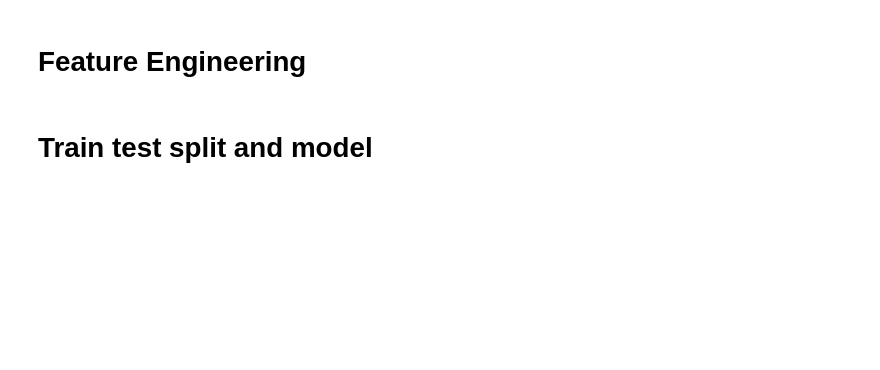
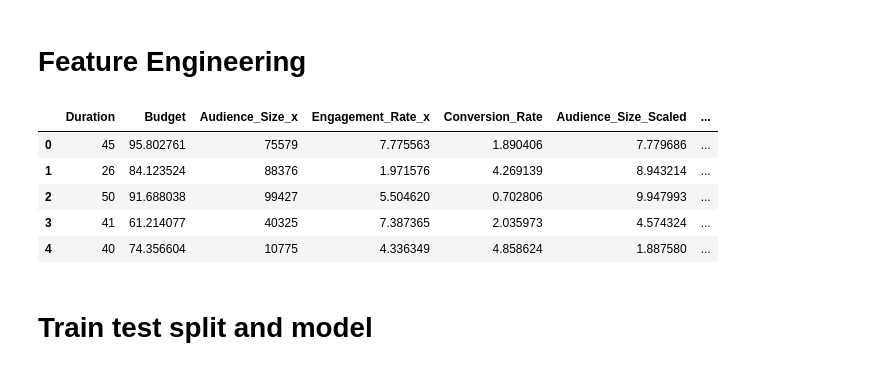
Before and after one commit to ozkanuysal/AssignmentRepository, a Jupyter notebook: product_last.ipynb, the cells around one changed output. Cells and saved outputs as stored; diff of their text form; code cells hidden in the pictures; blank space fills up the shorter version.

```diff
--- a/product_last.ipynb
+++ b/product_last.ipynb
@@ -174,2 +333,56 @@ ax.set_ylim(len(corr)+0.5, -0.5)
+# %%
+numerical_values = ['Budget', 'Audience_Size', 'Engagement_Rate']
+poly = PolynomialFeatures(degree=2, interaction_only=True, include_bias=False)
+interaction_data = poly.fit_transform(df[numerical_values])
+
+
+interaction_features = poly.get_feature_names_out(input_features=numerical_values)
+interaction_df = pd.DataFrame(interaction_data, columns=interaction_features)
+df = pd.merge(df, interaction_df, on='Budget', how='left')
+
+
+df['Duration_in_weeks'] = df['Duration'] / 7
+df['Duration_in_months'] = df['Duration'] / 30
+df['Duration_fraction_of_year'] = df['Duration'] / 365
+
+# binned features
+df['Budget_binned'] = pd.cut(df['Budget'], bins=10)
+df['Audience_Size_binned'] = pd.cut(df['Audience_Size_x'], bins=10)
+df['Engagement_Rate_binned'] = pd.cut(df['Engagement_Rate_x'], bins=10)
+
+# log
+df['Budget_log'] = np.log(df['Budget'])
+df['Audience_Size_log'] = np.log(df['Audience_Size_x'])
+df['Engagement_Rate_log'] = np.log(df['Engagement_Rate_x'])
+
+# Interaction between categorical variables
+df['Campaign_Type_Audience_Age_Group'] = df['Campaign_Type'] + "_" + df['Audience_Age_Group']
+
+# ^2
+df['Budget_squared'] = df['Budget'] ** 2
+df['Audience_Size_squared'] = df['Audience_Size_x'] ** 2
+df['Engagement_Rate_squared'] = df['Engagement_Rate_x'] ** 2
+
+# ^3
+df['Budget_cubed'] = df['Budget'] ** 3
+df['Audience_Size_cubed'] = df['Audience_Size_x'] ** 3
+df['Engagement_Rate_cubed'] = df['Engagement_Rate_x'] ** 3
+
+# Inverse of numerical variables
+df['Budget_inverse'] = 1 / df['Budget']
+df['Audience_Size_inverse'] = 1 / df['Audience_Size_x']
+df['Engagement_Rate_inverse'] = 1 / df['Engagement_Rate_x']
+
+#Drop Categorical Value
+df.drop(['Campaign_Type','Audience_Age_Group'],axis=1,inplace=True)
+
+df.head()
+# %% [output]
+|  | Duration | Budget | Audience_Size_x | Engagement_Rate_x | Conversion_Rate | Audience_Size_Scaled | ... |
+| 0 | 45 | 95.802761 | 75579 | 7.775563 | 1.890406 | 7.779686 | ... |
+| 1 | 26 | 84.123524 | 88376 | 1.971576 | 4.269139 | 8.943214 | ... |
+| 2 | 50 | 91.688038 | 99427 | 5.504620 | 0.702806 | 9.947993 | ... |
+| 3 | 41 | 61.214077 | 40325 | 7.387365 | 2.035973 | 4.574324 | ... |
+| 4 | 40 | 74.356604 | 10775 | 4.336349 | 4.858624 | 1.887580 | ... |
 # %% [markdown]
 # Train test split and model
```
Also changed, not shown: parts of 15 cells of this notebook.
